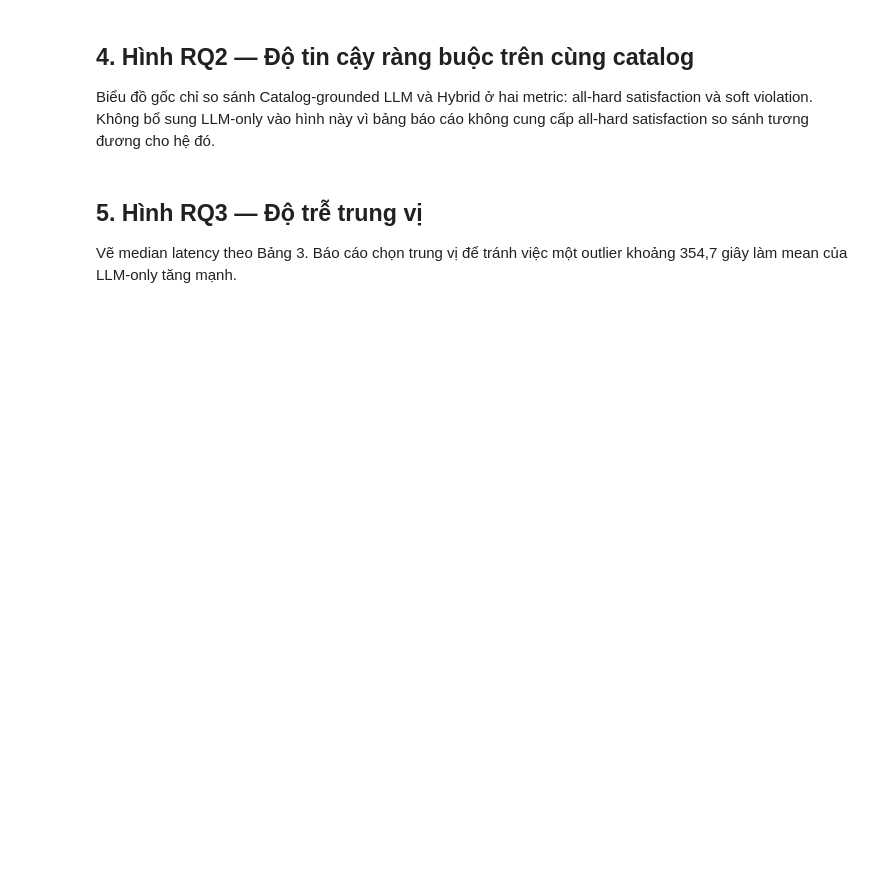
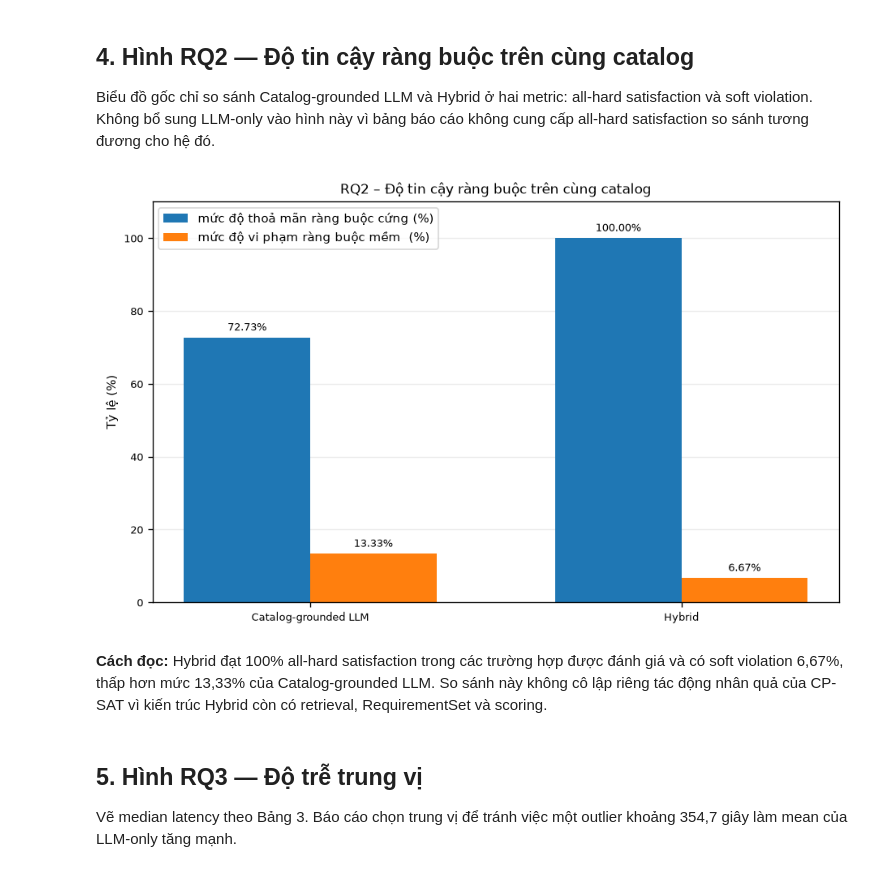
Before and after one commit to mr1887/SMART-LAPTOP-DECISION-SUPPORT-CHATBOT, a Jupyter notebook: experiments/recreate_report_figures.ipynb, the cells around one changed output. Drawn from its saved outputs; the diff is of its cells as text; code cells hidden in the pictures; blank space fills up the shorter version.

```diff
--- a/experiments/recreate_report_figures.ipynb
+++ b/experiments/recreate_report_figures.ipynb
@@ -119,29 +158,32 @@ Biểu đồ gốc chỉ so sánh Catalog-grounded LLM và Hybrid ở hai metric
 # %%
 constraint_reliability = pd.DataFrame({
     'Hệ thống': ['Catalog-grounded LLM', 'Hybrid'],
     'All-hard satisfaction (%)': [72.73, 100.0],
     'Soft violation (%)': [13.33, 6.67],
 })
 x = np.arange(len(constraint_reliability))
 width = 0.34
 fig, ax = plt.subplots(figsize=(7.8, 4.8))
-bars1 = ax.bar(x - width/2, constraint_reliability['All-hard satisfaction (%)'], width, label='All-hard satisfaction (%)')
-bars2 = ax.bar(x + width/2, constraint_reliability['Soft violation (%)'], width, label='Soft violation (%)')
+bars1 = ax.bar(x - width/2, constraint_reliability['All-hard satisfaction (%)'], width, label='mức độ thoả mãn ràng buộc cứng (%)')
+bars2 = ax.bar(x + width/2, constraint_reliability['Soft violation (%)'], width, label='mức độ vi phạm ràng buộc mềm  (%)')
 ax.set_title('RQ2 – Độ tin cậy ràng buộc trên cùng catalog')
 ax.set_ylabel('Tỷ lệ (%)')
 ax.set_xticks(x, constraint_reliability['Hệ thống'])
 ax.set_ylim(0, 110)
 ax.legend(loc='upper left', frameon=True)
 ax.grid(axis='y', alpha=0.25)
 ax.set_axisbelow(True)
 for bars in [bars1, bars2]:
     for bar in bars:
         val = bar.get_height()
         ax.text(bar.get_x() + bar.get_width()/2, val + 1.2, f'{val:.2f}%', ha='center', va='bottom', fontsize=8)
 plt.tight_layout()
 plt.show()
 
 display(Markdown('**Cách đọc:** Hybrid đạt 100% all-hard satisfaction trong các trường hợp được đánh giá và có soft violation 6,67%, thấp hơn mức 13,33% của Catalog-grounded LLM. So sánh này không cô lập riêng tác động nhân quả của CP-SAT vì kiến trúc Hybrid còn có retrieval, RequirementSet và scoring.'))
+# %% [output]
+[figure, added]
+**Cách đọc:** Hybrid đạt 100% all-hard satisfaction trong các trường hợp được đánh giá và có soft violation 6,67%, thấp hơn mức 13,33% của Catalog-grounded LLM. So sánh này không cô lập riêng tác động nhân quả của CP-SAT vì kiến trúc Hybrid còn có retrieval, RequirementSet và scoring.
 # %% [markdown]
 ## 5. Hình RQ3 — Độ trễ trung vị
 
```
Also changed, not shown: parts of 9 cells of this notebook, 3 other files.
